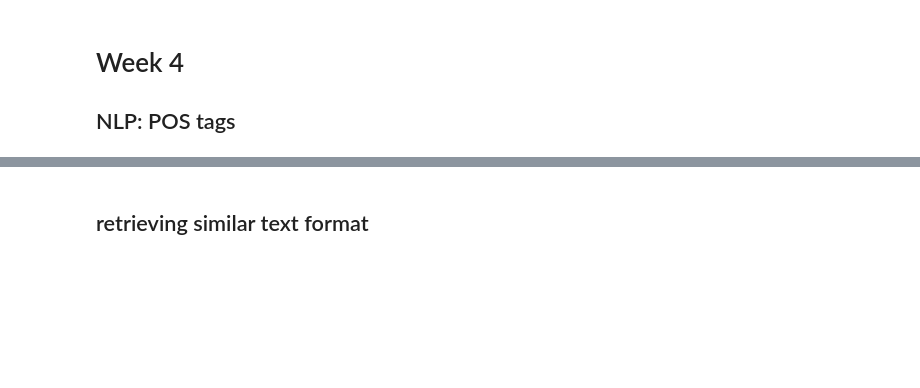
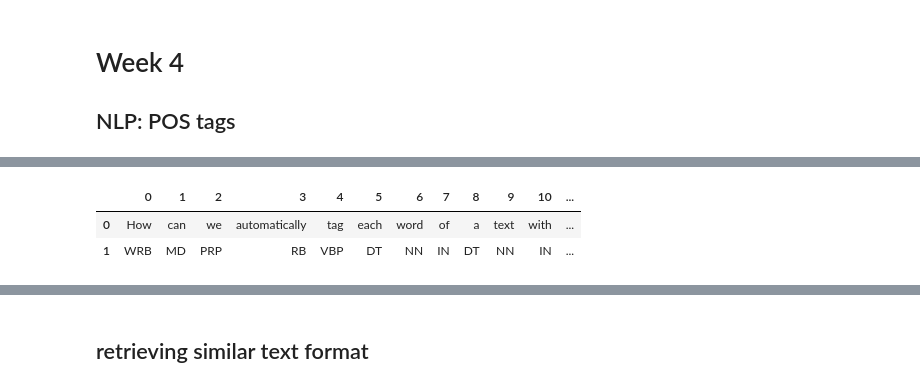
Before and after one commit to sonjaJolanda/BigDataSocialSciences, a Jupyter notebook: week5/KLEIN_sonja_week5.ipynb, the cells around one changed output, grey strips where cells are left out. Cells and saved outputs as stored; diff of their text form; code cells hidden in the pictures; blank space fills up the shorter version.

```diff
--- a/week5/KLEIN_sonja_week5.ipynb
+++ b/week5/KLEIN_sonja_week5.ipynb
@@ -4,2 +16,4 @@
 # %%
 sentence = "How can we automatically tag each word of a text with its word class?"
+# %%
+tokenized = nltk.word_tokenize(sentence)
@@ -5,0 +22,2 @@ sentence = "How can we automatically tag each word of a text with its word class
+# %%
+pos_tag = nltk.pos_tag(tokenized)
@@ -6 +42,7 @@ sentence = "How can we automatically tag each word of a text with its word class
+# %%
+pd.DataFrame(pos_tag).T  # the t is to transpose it !
+# %% [output]
+|  | 0 | 1 | 2 | 3 | 4 | 5 | 6 | 7 | 8 | 9 | 10 | ... |
+| 0 | How | can | we | automatically | tag | each | word | of | a | text | with | ... |
+| 1 | WRB | MD | PRP | RB | VBP | DT | NN | IN | DT | NN | IN | ... |
 # %%
```
Also changed, not shown: parts of 46 cells of this notebook.
